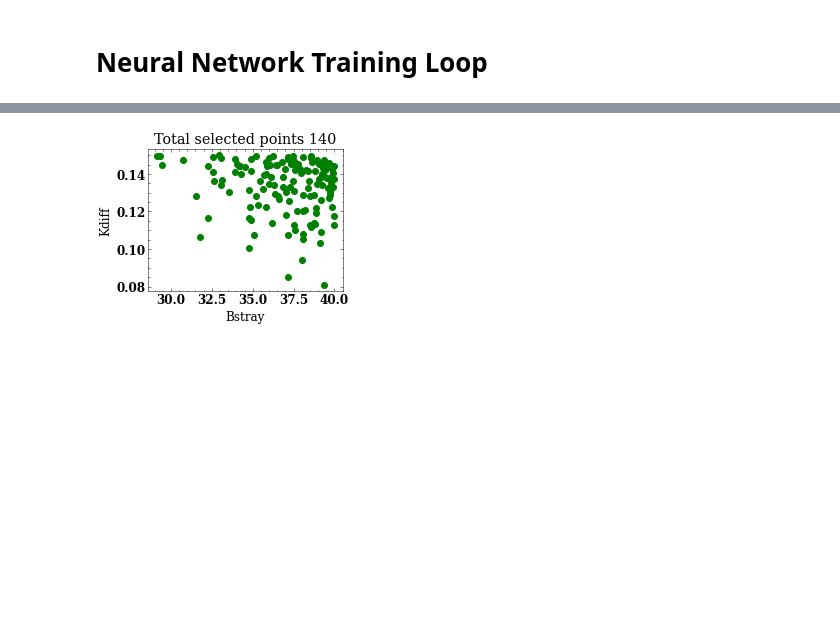
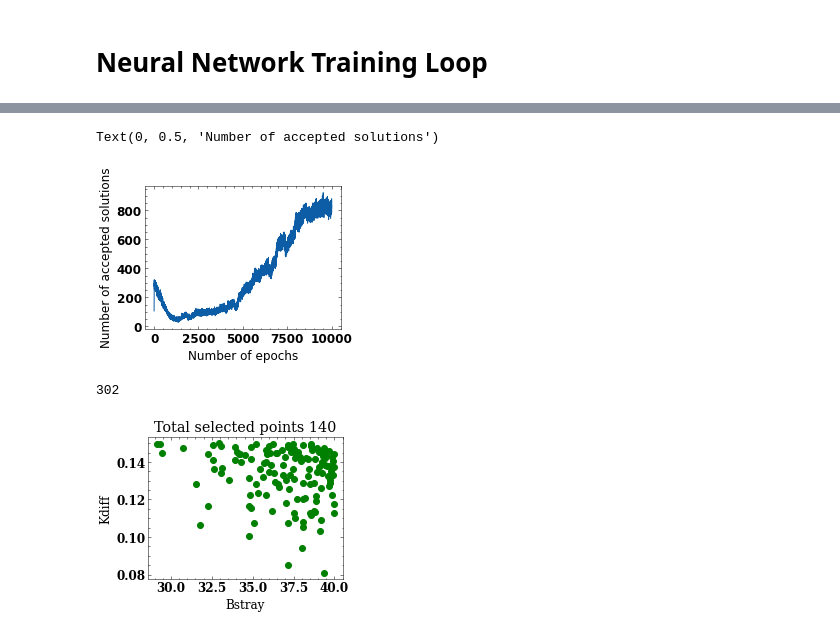
Before and after one commit to ShahidOni/Optimizer, a Jupyter notebook: optimization_eng.ipynb, the cells around one changed output, grey strips where cells are left out. Cells and saved outputs as stored; diff of their text form; code cells hidden in the pictures; blank space fills up the shorter version.

```diff
--- a/optimization_eng.ipynb
+++ b/optimization_eng.ipynb
@@ -560,6 +573,11 @@ y_label_pad = 1
 # %%
+import matplotlib
+import seaborn as sns
+plt.style.use(['science','no-latex'])
 def plot_(**kwargs):
   import numpy as np
+
+  plt.close('all')
   kdiff = kwargs["kdiff"]
   pave = kwargs["pave"] /1000
   coilloss = kwargs["coilloss"]
@@ -568,6 +586,7 @@ def plot_(**kwargs):
   vsecwind = kwargs["vsecwind"]
   n_inv = kwargs["n_inv"]
   vseccore = kwargs["vseccore"]
+  epoch = kwargs["epoch"]
 
   marker_size = 60
 
@@ -577,9 +596,9 @@ def plot_(**kwargs):
           'size'   : 12}
 
   matplotlib.rc('font', **font)
-  color_list = sns.color_palette("Paired", n_colors=len(accpeted_v_pri_core))
+  color_list = sns.color_palette("Paired", n_colors=len(vseccore))
 
-  plt.style.use(['science','no-latex'])
+  #plt.style.use(['science','no-latex'])
 
   fig, (ax1, ax2, ax3,ax4) = plt.subplots(1, 4)
 
@@ -659,7 +678,9 @@ def plot_(**kwargs):
   ax4.plot([0,xlim], [ylim, ylim], 'r--', lw=0.5)
   ax4.axis([0, 5000, 0, 7000])
   ax4.tick_params(axis='x', pad=15)
-  plt.show()
+
+  plt.savefig("images/"+str(epoch)+".png")
+  plt.clf()
 # %%
 def accepted_solution(**kwargs):
   kdiff = kwargs["kdiff"]
@@ -673,7 +694,7 @@ def accepted_solution(**kwargs):
   count = 0
   for i in range(len(kdiff)):
     if n_inv[i] < 1 and coilloss[i] < 2000 and bstray[i] < 40 and \
-    kdiff[i] < 50 and vseccore[i] < 1500 and pave[i] > 30000 \
+    kdiff[i] < 50 and vseccore[i] < 1500 and pave[i] > 30 \
     and vpricore[i] < 6000 and vsecwind[i] < 750:
       count += 1
   return count
@@ -692,7 +713,7 @@ accepted_solutions = []
 i=0
 combined_losses = []
 
-for epoch in range(2001):
+for epoch in range(10001):
     # Clear old gradients in the GP model
     for param in gp_model.parameters():
         param.grad = None
@@ -742,8 +763,9 @@ for epoch in range(2001):
     kwargs["vsecwind"] = V_SecWind.clone().detach().cpu().numpy()
     kwargs["n_inv"] = new_number_of_inverters.clone().detach().cpu().numpy()
     kwargs["vseccore"] = V_SecCore.clone().detach().cpu().numpy()
-    # print("Accepted Soluntions : ", accepted_solution(**kwargs))
-    # break
+    kwargs["epoch"] = epoch
+
+    accepted_solutions.append(accepted_solution(**kwargs))
     if epoch % 1000 == 0:
       print("Accepted Soluntions : ", accepted_solution(**kwargs))
       plot_(**kwargs)
@@ -769,9 +791,13 @@ for epoch in range(2001):
     new_pave = loss_function_power_avg(pave)
     new_number_of_inverters_ = loss_function_relu(new_number_of_inverters, 2)
     new_vsec_core = loss_function_relu(V_SecCore, 1500)
+    new_v_pricore = loss_function_relu(V_PriCore, 6000)
+    new_v_secwind = loss_function_relu(V_SecWind, 750)
 
-    #total_loss = torch.sum(new_kdiff + new_bstray + new_coil_loss + new_pave + new_number_of_inverters_ + new_vsec_core + new_pave)
-    total_loss = torch.sum(new_kdiff*new_bstray*V_PriCore + new_coil_loss*new_number_of_inverters_*new_bstray + new_vsec_core*new_pave*V_SecWind)
+
+    total_loss = torch.sum(new_kdiff + new_bstray + new_coil_loss + new_pave + new_number_of_inverters_
+                           + new_vsec_core + new_pave + new_v_pricore + new_v_secwind)
+    #total_loss = torch.sum(new_kdiff*new_bstray*V_PriCore + new_coil_loss*new_number_of_inverters_*new_bstray + new_vsec_core*new_pave*V_SecWind)
 
     # total_loss = torch.sum(new_bstray*new_coil_loss +
     #                        + new_coil_loss*new_number_of_inverters_
@@ -827,3 +850,14 @@ Epoch: 2000
+# %%
+plt.plot(range(10001), accepted_solutions)
+plt.xlabel("Number of epochs")
+plt.ylabel("Number of accepted solutions")
+# %% [output]
+Text(0, 0.5, 'Number of accepted solutions')
+[figure, added]
+# %%
+accepted_solutions[-1]
+# %% [output]
+302
 # %%
 noise = generate_noise(shape=(50000, 10))
 gp = gp_model(noise)
```
Also changed, not shown: parts of 4 cells of this notebook.
